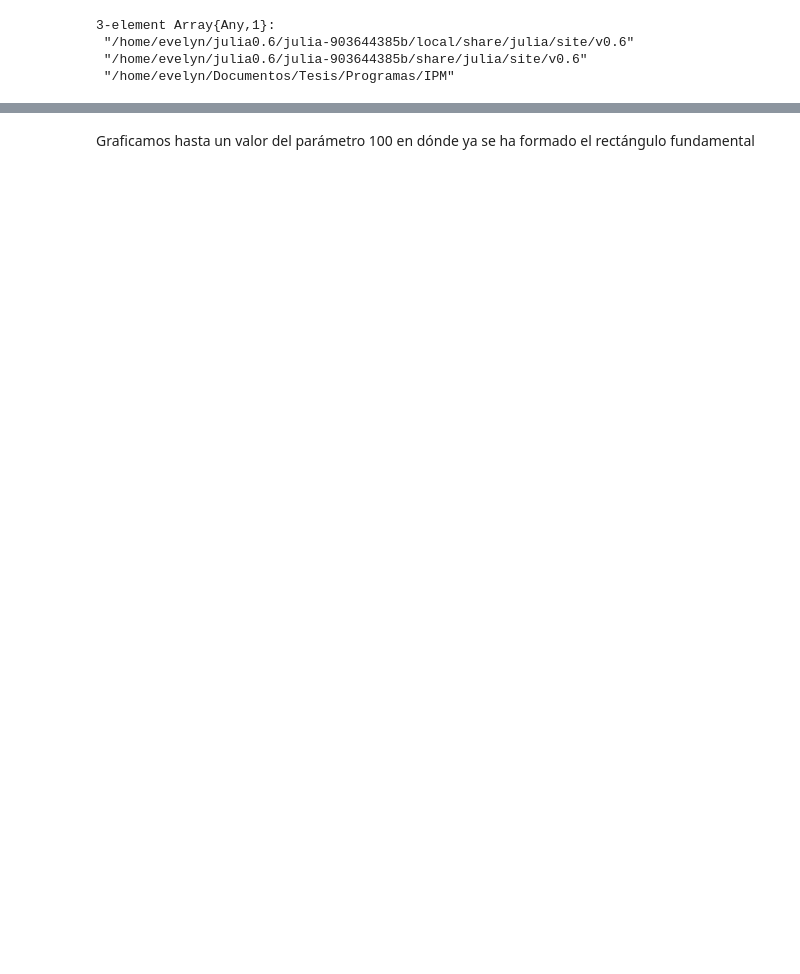
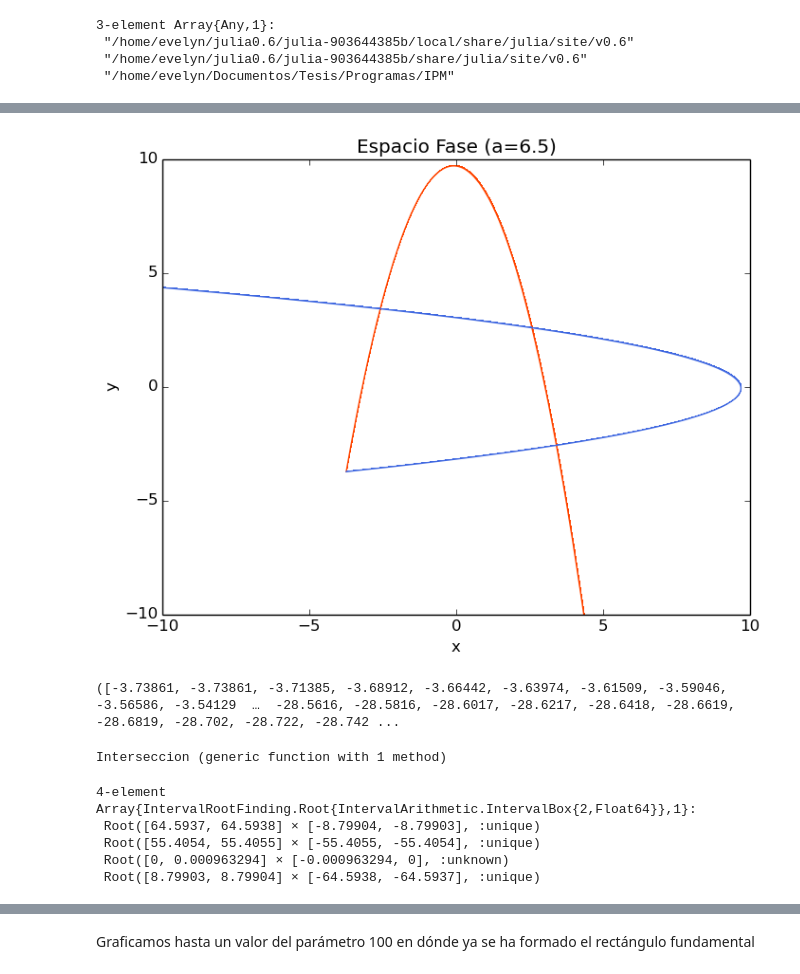
Before and after one commit to alvarezeve/Tesis-Variedades-Estables-e-inestables, a Jupyter notebook: Los conjuntos fundamentales (Hénon).ipynb, the cells around one changed output, grey strips where cells are left out. Cells and saved outputs as stored; diff of their text form; code cells hidden in the pictures; blank space fills up the shorter version.

```diff
--- a/Los conjuntos fundamentales (Hénon).ipynb
+++ b/Los conjuntos fundamentales (Hénon).ipynb
@@ -51,0 +94,7 @@ Calculamos con un valor del parámetro 1.5 y definimos las funciones henon1 y he
+# %%
+Orden = 90 #Para llegar a la 6 iteración
+x_fijo = puntof1 #punto fijo
+tiempo = [1.,3.] #tiempo de evaluación
+delta_t = tiempo[2]/1000. #paso del tiempo de evaluación
+W_eG, f_eG, vec_eG, val_eG = Inestable(henonA,Orden,puntof1,tiempo, delta_t) # variedad  estable
+W_iG, f_iG, vec_iG, val_iG = Inestable(henonB, Orden ,puntof1, tiempo, delta_t) #variedad inestable
@@ -51,0 +103,32 @@ Calculamos con un valor del parámetro 1.5 y definimos las funciones henon1 y he
+# %%
+"""
+evaluar(Tiempo::Array{T,1},paso::Real,A::Taylor1{1},B::Talor1{T},PuntoFijo::Real,col::color)
+
+Es una función que evalúa los polinomios A,B en el intervalo Tiempo y regresa dos arreglos con los valores de las evaluaciones.
+"""
+function evaluar(Tiempo, paso,A,B,PuntoFijo,col)
+    ValX=Float64[]
+    ValY=Float64[]
+    push!(ValX, PuntoFijo[1])
+    push!(ValY, PuntoFijo[2])
+
+    for t = Tiempo[1]:paso:Tiempo[2]
+
+        x = evaluate(A,t)
+        y = evaluate(B,t)
+
+        push!(ValX,x)
+        push!(ValY,y)
+
+    end
+    p = plot(ValX,ValY,linestyle="None",marker =",",color=col)
+    title("Espacio Fase (a=6.5)")
+    legend(loc="upper right",fancybox="true")
+    xlim(-10.,10.)
+    ylim(-10.,10.)
+    xlabel("x")
+    ylabel("y")
+    #grid("on")
+    return ValX,ValY
+
+end
@@ -51,0 +138,15 @@ Calculamos con un valor del parámetro 1.5 y definimos las funciones henon1 y he
+# %%
+figure(3)
+ite1e=evaluar([0.,100], 0.025, W_eG[1],W_eG[2],x_fijo,"orangered")
+ite1I=evaluar([0.,-100.], -0.025, W_iG[1],W_iG[2],x_fijo,"royalblue")
+# %% [output]
+[figure, added]
+([-3.73861, -3.73861, -3.71385, -3.68912, -3.66442, -3.63974, -3.61509, -3.59046, -3.56586, -3.54129  …  -28.5616, -28.5816, -28.6017, -28.6217, -28.6418, -28.6619, -28.6819, -28.702, -28.722, -28.742 ...
+# %%
+function Interseccion(p)
+    (x,y)=p
+    V= SVector(W_eG[1](x)-W_iG[1](y), W_eG[2](x)-W_iG[2](y) )
+
+end
+# %% [output]
+Interseccion (generic function with 1 method)
@@ -51,0 +155,8 @@ Calculamos con un valor del parámetro 1.5 y definimos las funciones henon1 y he
+# %%
+r=roots(Interseccion,X,Newton, 1e-3)
+# %% [output]
+4-element Array{IntervalRootFinding.Root{IntervalArithmetic.IntervalBox{2,Float64}},1}:
+ Root([64.5937, 64.5938] × [-8.79904, -8.79903], :unique)
+ Root([55.4054, 55.4055] × [-55.4055, -55.4054], :unique)
+ Root([0, 0.000963294] × [-0.000963294, 0], :unknown)
+ Root([8.79903, 8.79904] × [-64.5938, -64.5937], :unique)
```
Also changed, not shown: parts of 45 cells of this notebook, 31 other files.
